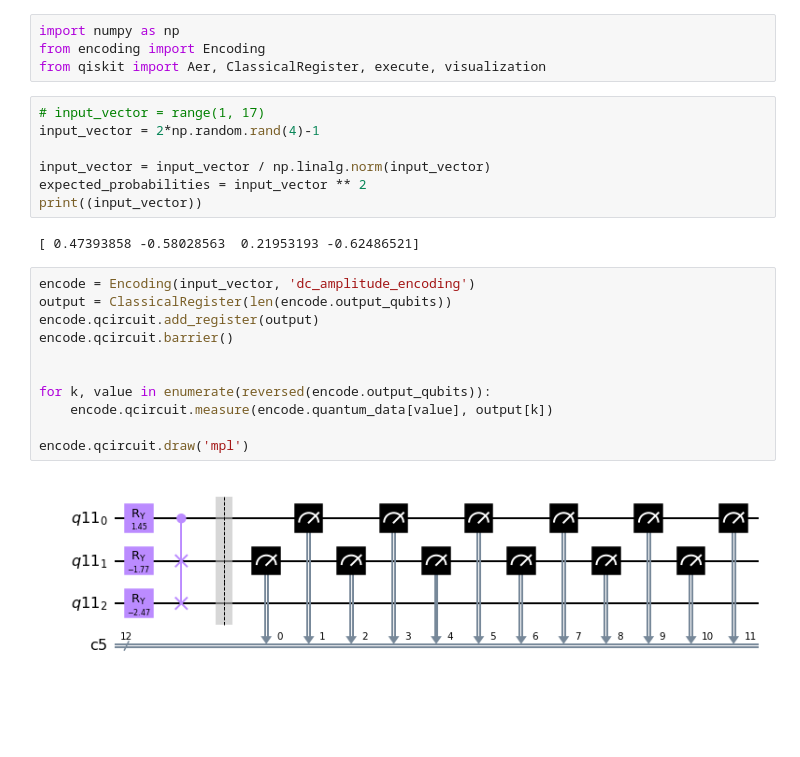
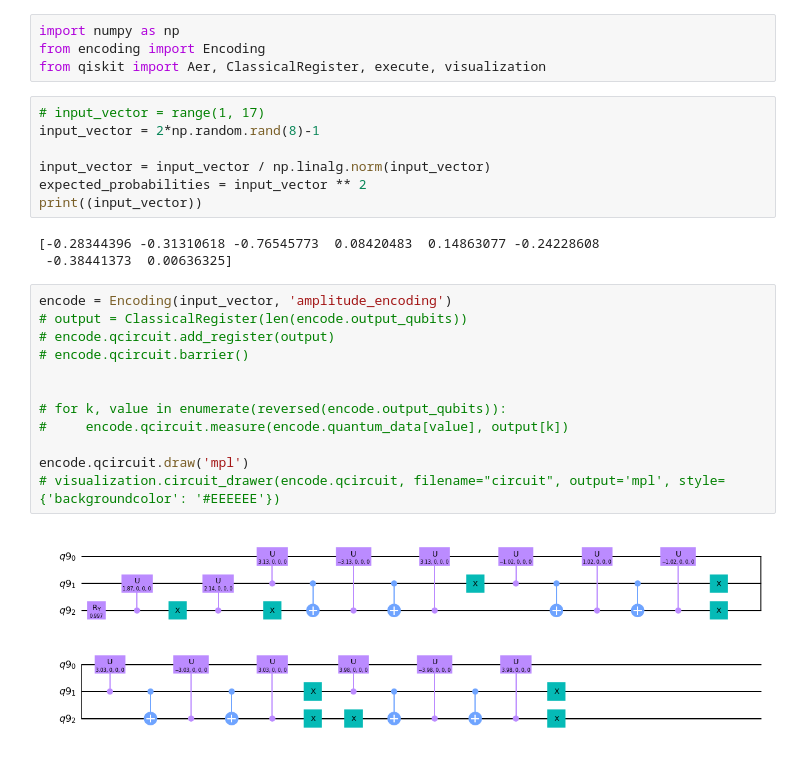
Before and after one commit to vutuanhai237/HybridQkNN, a Jupyter notebook: random_vector.ipynb, the cells around one changed output. Drawn from its saved outputs; the diff is of its cells as text; blank space fills up the shorter version.

Commit message:
add image

```diff
--- a/random_vector.ipynb
+++ b/random_vector.ipynb
@@ -6,26 +6,28 @@ from encoding import Encoding
 from qiskit import Aer, ClassicalRegister, execute, visualization
 # %%
 # input_vector = range(1, 17)
-input_vector = 2*np.random.rand(4)-1
+input_vector = 2*np.random.rand(8)-1
 
 input_vector = input_vector / np.linalg.norm(input_vector)
 expected_probabilities = input_vector ** 2
 print((input_vector))
 # %% [output]
-[ 0.47393858 -0.58028563  0.21953193 -0.62486521]
+[-0.28344396 -0.31310618 -0.76545773  0.08420483  0.14863077 -0.24228608
+ -0.38441373  0.00636325]
 # %%
-encode = Encoding(input_vector, 'dc_amplitude_encoding')
-output = ClassicalRegister(len(encode.output_qubits))
-encode.qcircuit.add_register(output)
-encode.qcircuit.barrier()
+encode = Encoding(input_vector, 'amplitude_encoding')
+# output = ClassicalRegister(len(encode.output_qubits))
+# encode.qcircuit.add_register(output)
+# encode.qcircuit.barrier()
 
 
-for k, value in enumerate(reversed(encode.output_qubits)):
-    encode.qcircuit.measure(encode.quantum_data[value], output[k])
+# for k, value in enumerate(reversed(encode.output_qubits)):
+#     encode.qcircuit.measure(encode.quantum_data[value], output[k])
 
 encode.qcircuit.draw('mpl')
+# visualization.circuit_drawer(encode.qcircuit, filename="circuit", output='mpl', style={'backgroundcolor': '#EEEEEE'})
 # %% [output]
-[figure, old version]
+[figure, new version]
 # %%
 circuit = encode.qcircuit
 backend_sim = Aer.get_backend('qasm_simulator')
```
Also changed, not shown: parts of 2 cells of this notebook, 39 other files.
